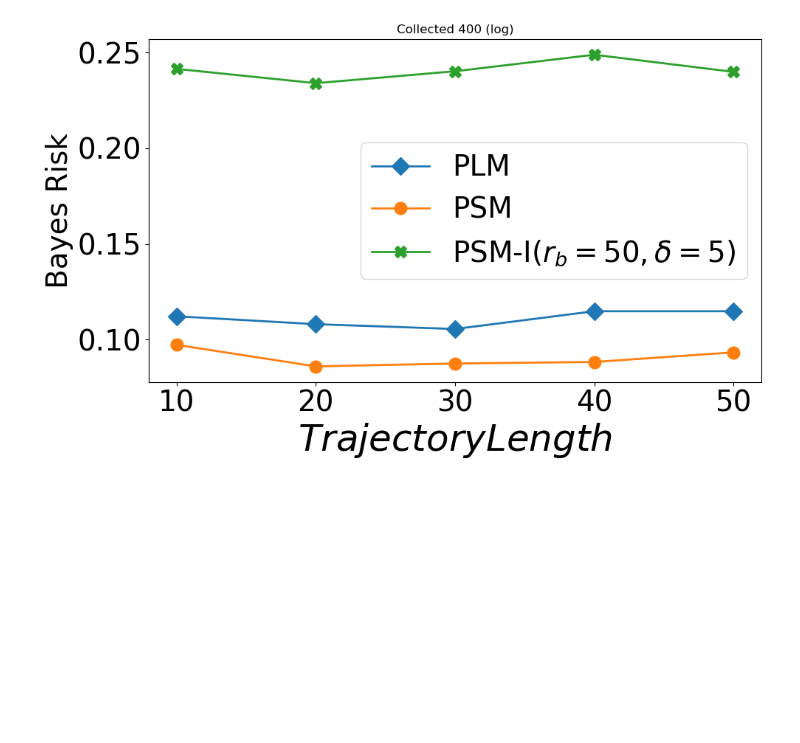
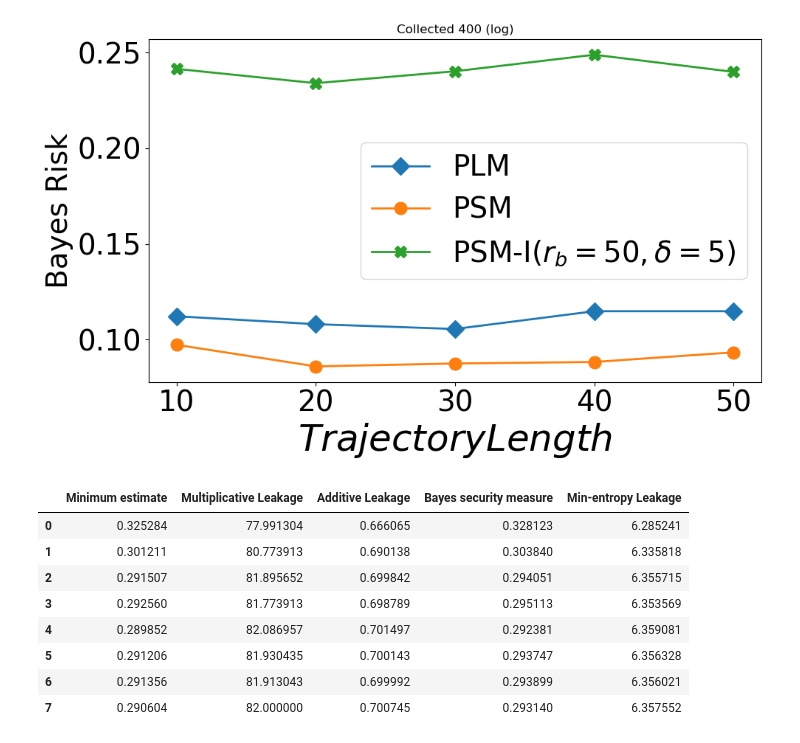
Before and after one commit to shafizurRseeam/location_privacy, a Jupyter notebook: fbleau_figure_collected.ipynb, the cells around one changed output. Cells and saved outputs as stored; diff of their text form; code cells hidden in the pictures; blank space fills up the shorter version.

```diff
--- a/fbleau_figure_collected.ipynb
+++ b/fbleau_figure_collected.ipynb
@@ -901,3 +976,20 @@ plt.title('Collected 400 (log)')
 # %% [output]
 Text(0.5, 1.0, 'Collected 400 (log)')
 [figure]
+# %%
+
+df_laplace = pd.read_csv(r'C:\Users\ss6365\Desktop\location_privacy_final\tdrive\fbleau\fbleau_results_laplace_ln_200.csv')
+df_staircase = pd.read_csv(r'C:\Users\ss6365\Desktop\location_privacy_final\tdrive\fbleau\fbleau_results_staircase_ln_200.csv')
+df_our = pd.read_csv(r'C:\Users\ss6365\Desktop\location_privacy_final\tdrive\fbleau\fbleau_results_our_bl_50_delta_5_ln_200.csv')
+# %%
+df_laplace
+# %% [output]
+|  | Minimum estimate | Multiplicative Leakage | Additive Leakage | Bayes security measure | Min-entropy Leakage |
+| 0 | 0.325284 | 77.991304 | 0.666065 | 0.328123 | 6.285241 |
+| 1 | 0.301211 | 80.773913 | 0.690138 | 0.303840 | 6.335818 |
+| 2 | 0.291507 | 81.895652 | 0.699842 | 0.294051 | 6.355715 |
+| 3 | 0.292560 | 81.773913 | 0.698789 | 0.295113 | 6.353569 |
+| 4 | 0.289852 | 82.086957 | 0.701497 | 0.292381 | 6.359081 |
+| 5 | 0.291206 | 81.930435 | 0.700143 | 0.293747 | 6.356328 |
+| 6 | 0.291356 | 81.913043 | 0.699992 | 0.293899 | 6.356021 |
+| 7 | 0.290604 | 82.000000 | 0.700745 | 0.293140 | 6.357552 |
```
Also changed, not shown: parts of 12 cells of this notebook, 4 other files.
